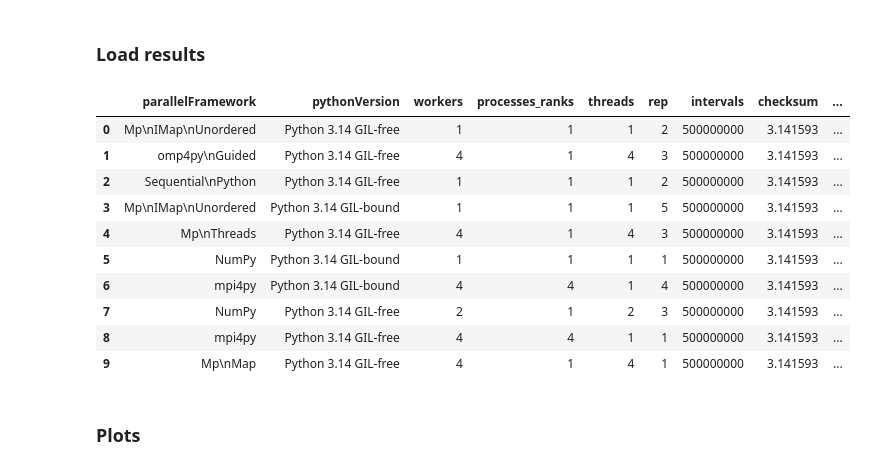
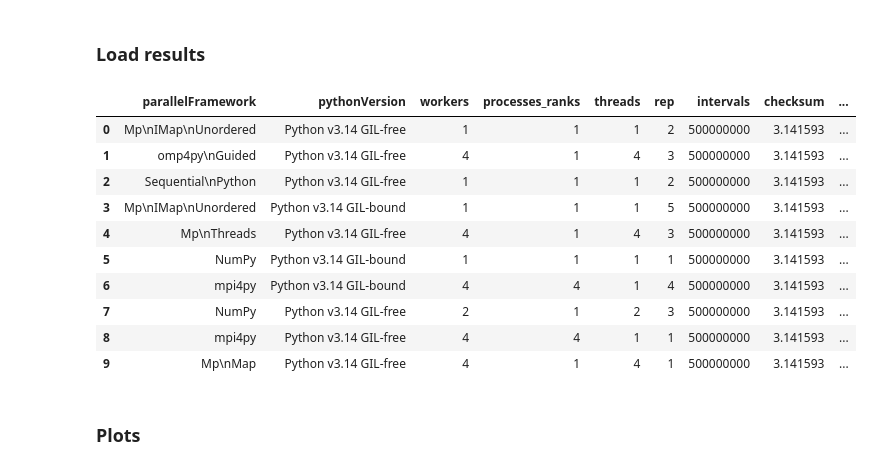
Before and after one commit to unibas-dmi-hpc/daphnescale, a Jupyter notebook: plots/plots.ipynb, the cells around one changed output. Saved outputs shown, nothing was run; the diff lists cells and outputs as text; code cells hidden in the pictures.

```diff
--- a/plots/plots.ipynb
+++ b/plots/plots.ipynb
@@ -1090,9 +1090,9 @@ mapper = {
     'seq': 'Sequential\nPython',
     'numpy': 'NumPy',
     'threads': 'Thread-\ning',
-    'py314t': 'Python 3.14 GIL-free',
-    'py314': 'Python 3.14 GIL-bound',
-    'py312': 'Python 3.12'
+    'py314t': 'Python v3.14 GIL-free',
+    'py314': 'Python v3.14 GIL-bound',
+    'py312': 'Python v3.12'
 }
 
 # all DAT files
@@ -1146,43 +1146,43 @@ for filepath in all_files:
     df.loc[0] = [
         algo,        # benchmark
         pyV,        # language
         int(workers),
         int(processes),
         int(threads),
         int(rep),
         int(intervals),
         float(seconds),
         float(result)
     ]
 
     df_list.append(df)
 
 df_wide = pd.concat(df_list, axis=0, ignore_index=True)
 
 # make it a tidy DataFrame
 df_long = pd.melt(
     df_wide,
     id_vars=['parallelFramework', 'pythonVersion', 'workers', 'processes_ranks', 'threads', 'rep','intervals','checksum'],  # keep these as identifiers
     value_vars=['t-end-to-end'],  # metrics to melt
     var_name='metric',
     value_name='value'
 )
 
 # show
 df_long.head(10)
 #df_long['ParallelFramework'].unique()
 # %% [output]
 |  | parallelFramework | pythonVersion | workers | processes_ranks | threads | rep | intervals | checksum | ... |
-| 0 | Mp\nIMap\nUnordered | Python 3.14 GIL-free | 1 | 1 | 1 | 2 | 500000000 | 3.141593 | ... |
-| 1 | omp4py\nGuided | Python 3.14 GIL-free | 4 | 1 | 4 | 3 | 500000000 | 3.141593 | ... |
-| 2 | Sequential\nPython | Python 3.14 GIL-free | 1 | 1 | 1 | 2 | 500000000 | 3.141593 | ... |
-| 3 | Mp\nIMap\nUnordered | Python 3.14 GIL-bound | 1 | 1 | 1 | 5 | 500000000 | 3.141593 | ... |
-| 4 | Mp\nThreads | Python 3.14 GIL-free | 4 | 1 | 4 | 3 | 500000000 | 3.141593 | ... |
-| 5 | NumPy | Python 3.14 GIL-bound | 1 | 1 | 1 | 1 | 500000000 | 3.141593 | ... |
-| 6 | mpi4py | Python 3.14 GIL-bound | 4 | 4 | 1 | 4 | 500000000 | 3.141593 | ... |
-| 7 | NumPy | Python 3.14 GIL-free | 2 | 1 | 2 | 3 | 500000000 | 3.141593 | ... |
-| 8 | mpi4py | Python 3.14 GIL-free | 4 | 4 | 1 | 1 | 500000000 | 3.141593 | ... |
-| 9 | Mp\nMap | Python 3.14 GIL-free | 4 | 1 | 4 | 1 | 500000000 | 3.141593 | ... |
+| 0 | Mp\nIMap\nUnordered | Python v3.14 GIL-free | 1 | 1 | 1 | 2 | 500000000 | 3.141593 | ... |
+| 1 | omp4py\nGuided | Python v3.14 GIL-free | 4 | 1 | 4 | 3 | 500000000 | 3.141593 | ... |
+| 2 | Sequential\nPython | Python v3.14 GIL-free | 1 | 1 | 1 | 2 | 500000000 | 3.141593 | ... |
+| 3 | Mp\nIMap\nUnordered | Python v3.14 GIL-bound | 1 | 1 | 1 | 5 | 500000000 | 3.141593 | ... |
+| 4 | Mp\nThreads | Python v3.14 GIL-free | 4 | 1 | 4 | 3 | 500000000 | 3.141593 | ... |
+| 5 | NumPy | Python v3.14 GIL-bound | 1 | 1 | 1 | 1 | 500000000 | 3.141593 | ... |
+| 6 | mpi4py | Python v3.14 GIL-bound | 4 | 4 | 1 | 4 | 500000000 | 3.141593 | ... |
+| 7 | NumPy | Python v3.14 GIL-free | 2 | 1 | 2 | 3 | 500000000 | 3.141593 | ... |
+| 8 | mpi4py | Python v3.14 GIL-free | 4 | 4 | 1 | 1 | 500000000 | 3.141593 | ... |
+| 9 | Mp\nMap | Python v3.14 GIL-free | 4 | 1 | 4 | 1 | 500000000 | 3.141593 | ... |
 # %% [markdown]
 ### Plots
 # %%
```
Also changed, not shown: parts of 1 cell of this notebook, 2 other files.
